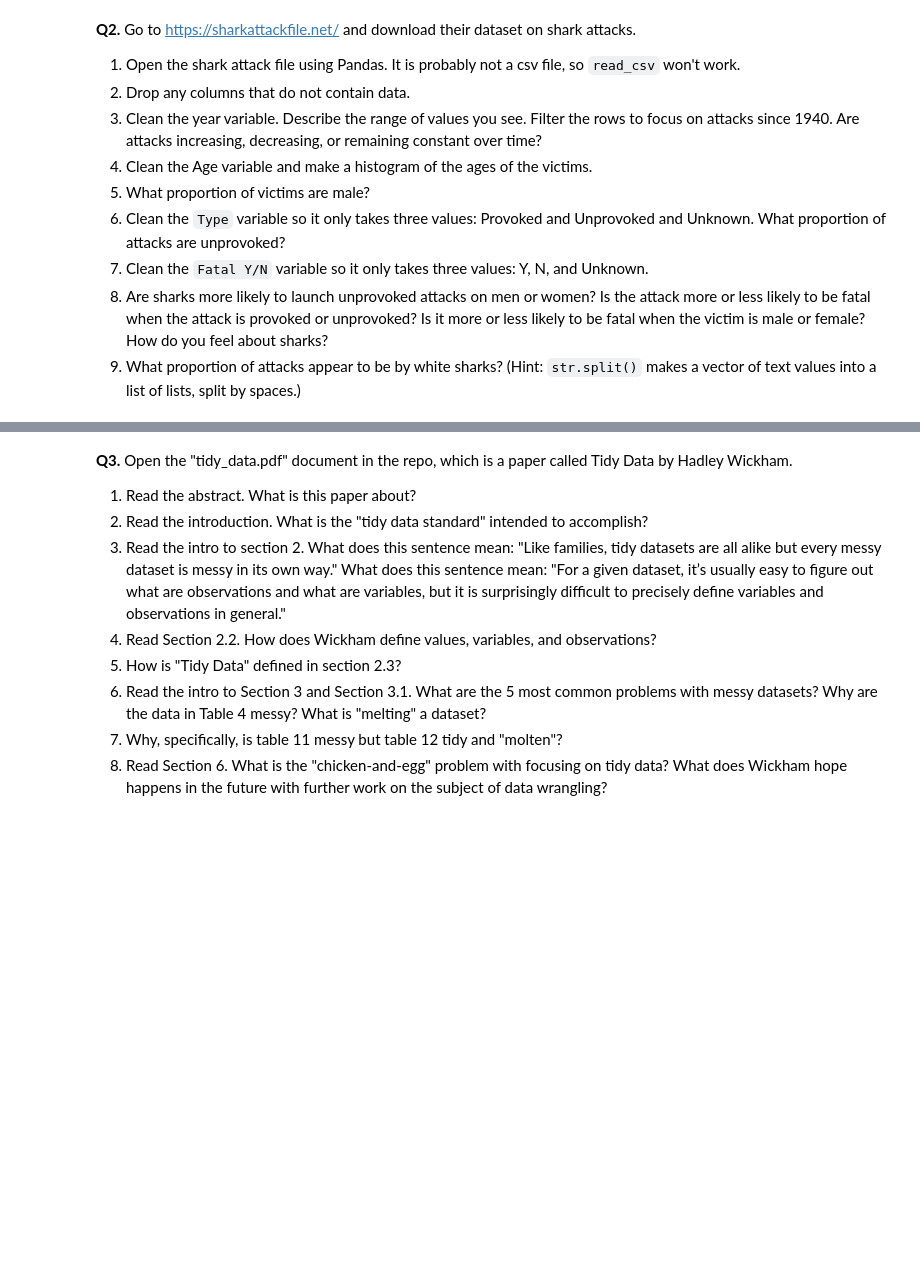
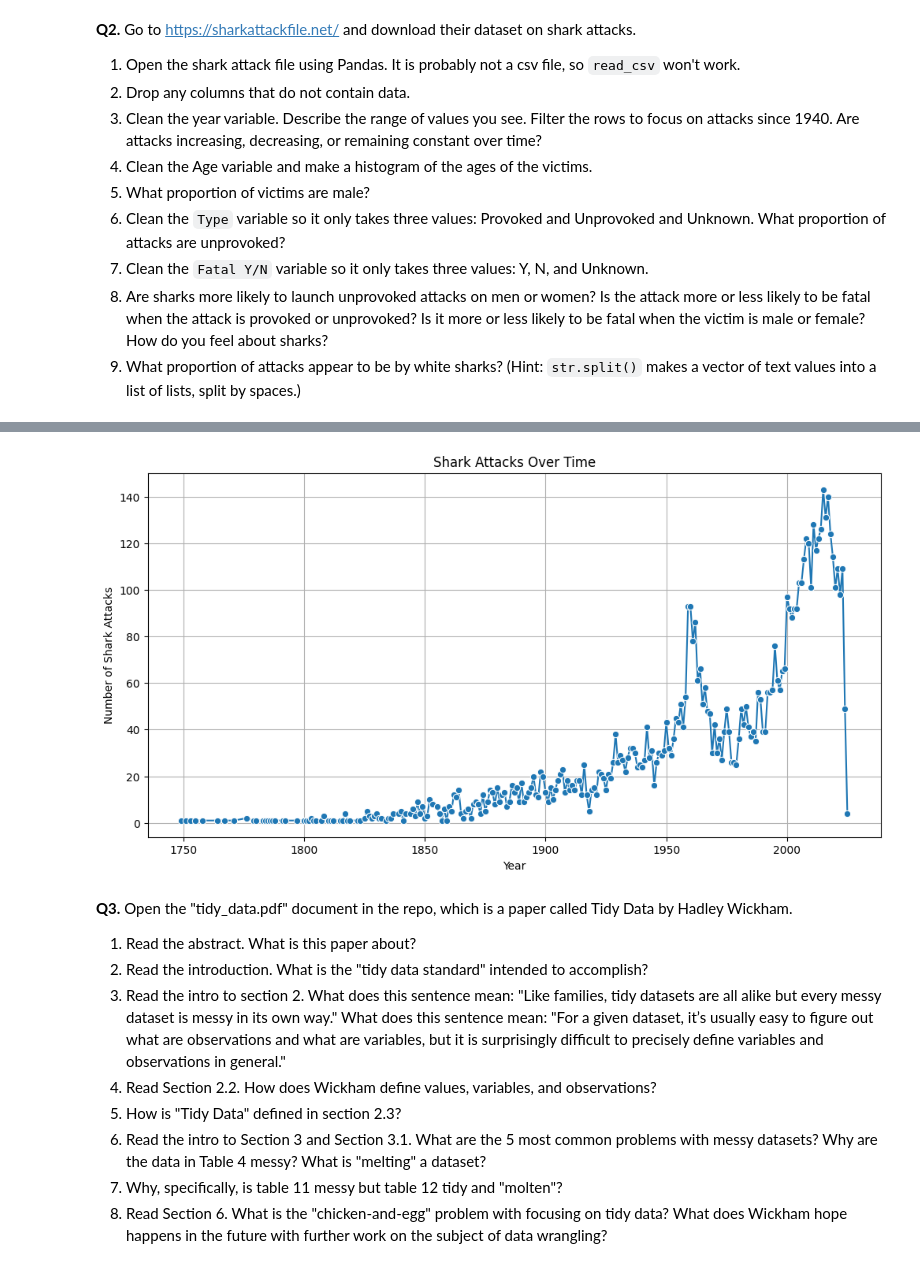
Before and after one commit to isaactabor21/wrangling, a Jupyter notebook: assignment/assignment.ipynb, the cells around one changed output, grey strips where cells are left out. Drawn from its saved outputs; the diff is of its cells as text; code cells hidden in the pictures; blank space fills up the shorter version.

```diff
--- a/assignment/assignment.ipynb
+++ b/assignment/assignment.ipynb
@@ -236,0 +273,3 @@ There are NAs for imposedsentence when sentence type is 4 or 9.
+# %%
+sharks = sharks.dropna(axis=1, how='all') # used Chat to code this line; if there were column with all NAs, this would have dropped, but no column is all null
+sharks = sharks.drop(columns = ['Unnamed: 21','Unnamed: 22'])
@@ -236,0 +317,17 @@ There are NAs for imposedsentence when sentence type is 4 or 9.
+# %%
+sharks['Year'] = sharks['Year'].replace(0,np.nan)
+sharks['Year'] = sharks['Year'].replace(5,np.nan)
+sharks['Year'] = sharks['Year'].replace(77,np.nan)
+sharks['Year'] = sharks['Year'].replace(1000,np.nan)
+sharks['Year'] = sharks['Year'].replace(1500,np.nan)
+sharks['Year'] = sharks['Year'].replace(1518,np.nan)
+sharks['Year'] = sharks['Year'].replace(1543,np.nan)
+sharks['Year'] = sharks['Year'].replace(1554,np.nan)
+sharks['Year'] = sharks['Year'].replace(1555,np.nan)
+sharks['Year'] = sharks['Year'].replace(1580,np.nan)
+sharks['Year'] = sharks['Year'].replace(2026,np.nan)
+
+sharks['Year'] = sharks['Year'].where(sharks['Year'] >= 1749, np.nan) # Used ChatGPT to code this. See comment below.
+# According to Google, # The first documented shark attack in history occurred in 1749 when the British seaman Brook Watson went for a swim in the waters off Havana Harbor, Cuba.
+
+sharks['Year'].describe()
@@ -237,3 +345,26 @@ There are NAs for imposedsentence when sentence type is 4 or 9.
+# %%
+import seaborn as sns
+
+sharks = sharks.dropna(subset=['Year'])
+
+shark_counts = sharks['Year'].value_counts().sort_index()
+
+# Plot the time series
+plt.figure(figsize=(12, 6))
+sns.lineplot(x=shark_counts.index, y=shark_counts.values, marker='o')
+
+# Labels and title
+plt.xlabel('Year')
+plt.ylabel('Number of Shark Attacks')
+plt.title('Shark Attacks Over Time')
+plt.grid(True)
+
+# Show the plot
+plt.show()
+
+# Had ChatGPT help me with plotting code. Shark attacks are increasing over time.
+# %% [output]
+[figure, added]
 # %% [markdown]
 **Q3.** Open the "tidy_data.pdf" document in the repo, which is a paper called Tidy Data by Hadley Wickham.
 
```
Also changed, not shown: parts of 14 cells of this notebook.
